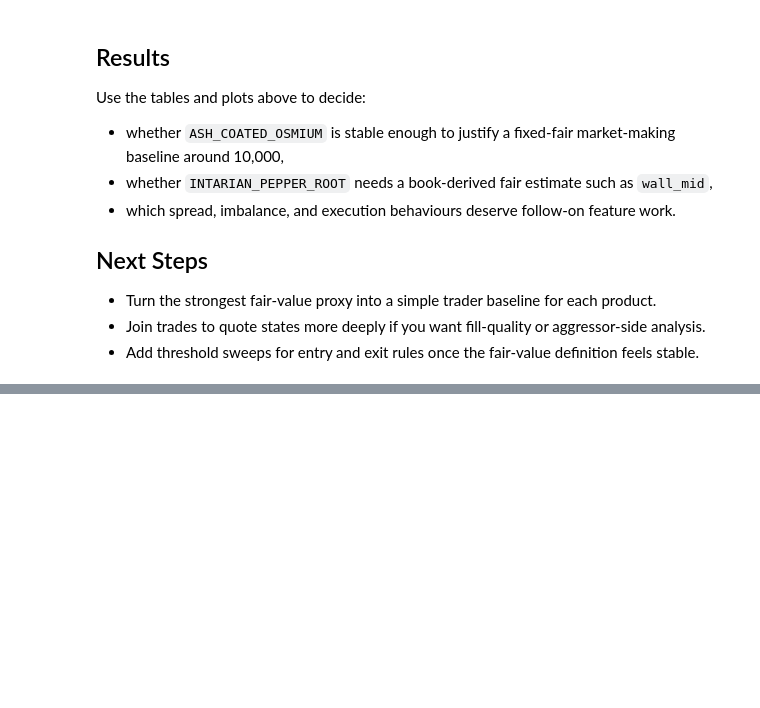
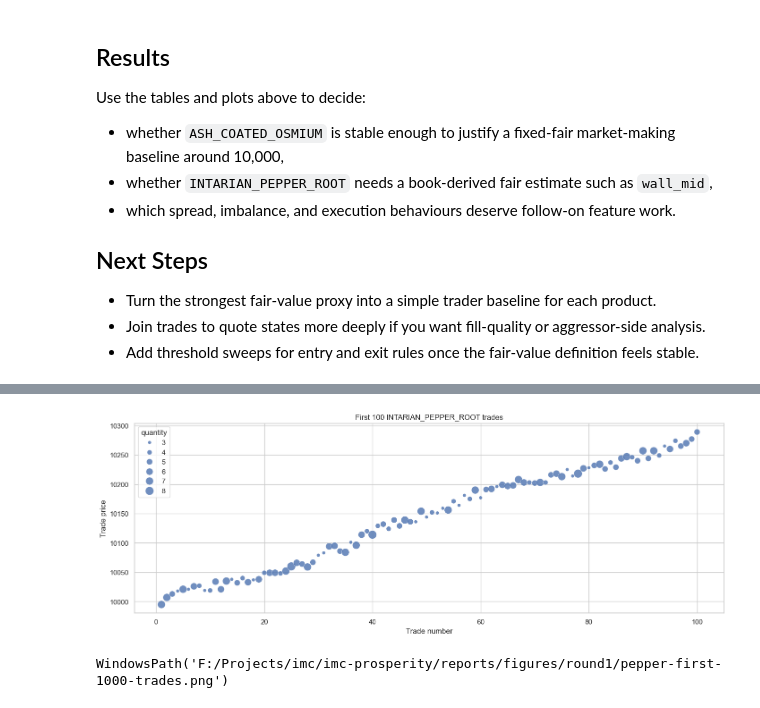
Before and after one commit to s-h-a-n-i-l/imc-prosperity, a Jupyter notebook: output/jupyter-notebook/round-1-eda.ipynb, the cells around one changed output, grey strips where cells are left out. Cells and saved outputs as stored; diff of their text form; code cells hidden in the pictures; blank space fills up the shorter version.

```diff
--- a/output/jupyter-notebook/round-1-eda.ipynb
+++ b/output/jupyter-notebook/round-1-eda.ipynb
@@ -662,0 +665,10 @@ Use the tables and plots above to decide:
+# %%
+# Inspect the first 100 INTARIAN_PEPPER_ROOT trades\n
+pepper_trades_first_100 = (
+    trades[trades['symbol'] == KELP_CANDIDATE]
+    .sort_values(['day', 'timestamp', 'price'])
+    .head(100)
+    .reset_index(drop=True)
+)
+
+display(pepper_trades_first_100)
@@ -662,0 +689,26 @@ Use the tables and plots above to decide:
+# %%
+# Visualise the first 1000 INTARIAN_PEPPER_ROOT trades
+pepper_trades_first_1000_plot = pepper_trades_first_100.copy()
+pepper_trades_first_1000_plot['trade_index'] = np.arange(1, len(pepper_trades_first_1000_plot) + 1)
+
+fig, ax = plt.subplots(figsize=(14, 5), constrained_layout=True)
+sns.scatterplot(
+    data=pepper_trades_first_1000_plot,
+    x='trade_index',
+    y='price',
+    size='quantity',
+    sizes=(30, 180),
+    alpha=0.8,
+    ax=ax
+)
+ax.set_title('First 100 INTARIAN_PEPPER_ROOT trades')
+ax.set_xlabel('Trade number')
+ax.set_ylabel('Trade price')
+
+trade_plot_path = FIGURES_DIR / 'pepper-first-1000-trades.png'
+fig.savefig(trade_plot_path, dpi=150, bbox_inches='tight')
+plt.show()
+trade_plot_path
+# %% [output]
+[figure, added]
+WindowsPath('F:/Projects/imc/imc-prosperity/reports/figures/round1/pepper-first-1000-trades.png')
```
Also changed, not shown: parts of 2 cells of this notebook, 18 other files.
